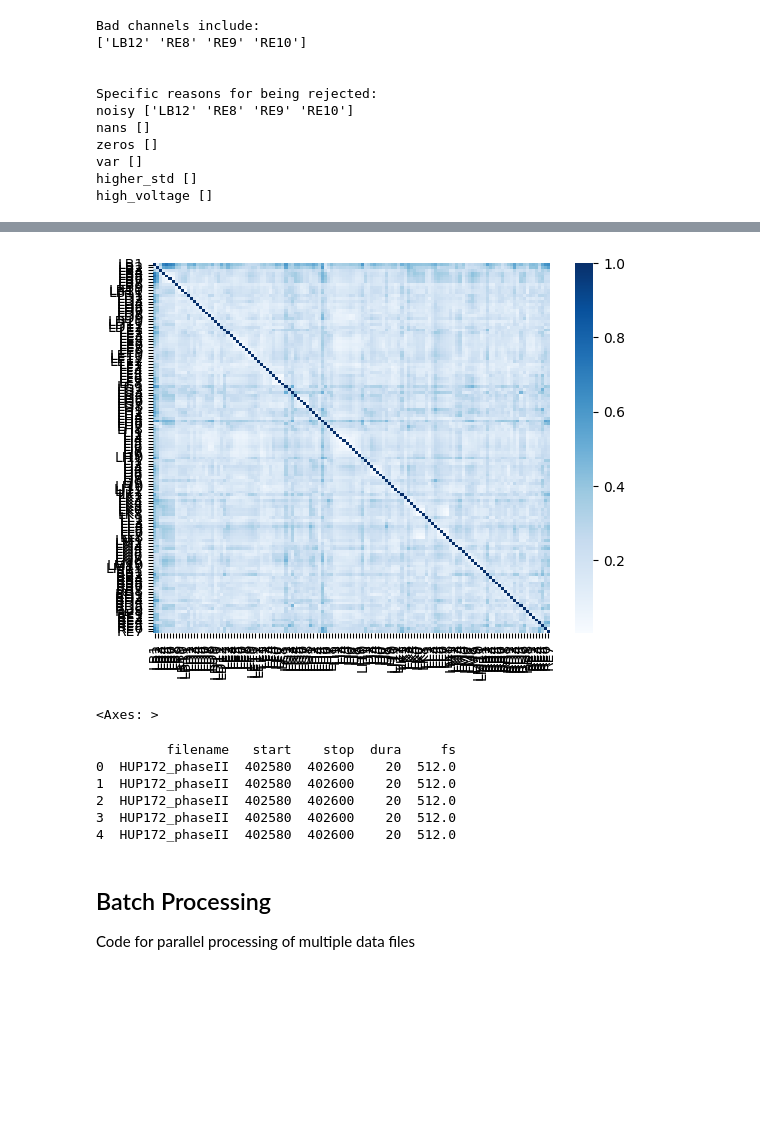
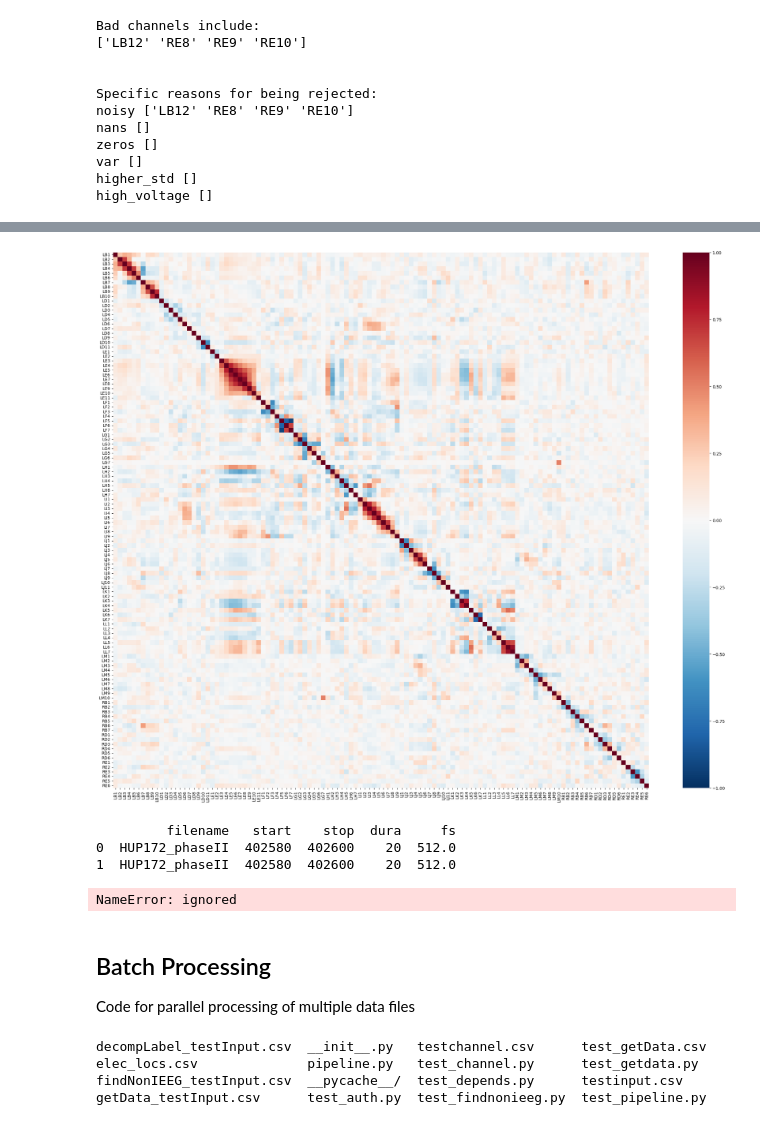
Before and after one commit to haoershi/CNT_research_tools, a Jupyter notebook: python/pipeline_demo.ipynb, the cells around one changed output, grey strips where cells are left out. Drawn from its saved outputs; the diff is of its cells as text; code cells hidden in the pictures; blank space fills up the shorter version.

````diff
--- a/python/pipeline_demo.ipynb
+++ b/python/pipeline_demo.ipynb
@@ -342,17 +363,16 @@ data.connectivity([conn_method])
 # %%
 #@title Connectivity heatmap
 #@markdown Heatmap plot of calculated connectivity matrix.
 #@markdown
 #@markdown Suggested syntax:
 #@markdown
 #@markdown ```fig = data.conn_heatmap(method,frequency)```
 
-conn_method = "rela_entropy" # @param ["pearson", "squared_pearson", "cross_corr", "coh", "plv", "rela_entropy"]
+conn_method = "pearson" # @param ["pearson", "squared_pearson", "cross_corr", "coh", "plv", "rela_entropy"]
 freq_band = "broad" # @param ['delta','theta','alpha','beta','gamma','ripple','broad']
-data.conn_heatmap(conn_method,freq_band)
+fig = data.conn_heatmap(conn_method,freq_band)
 # %% [output]
-[figure, old version]
+[figure, new version]
-<Axes: >
 # %%
 #@title Save data
 #@markdown Save data in pickle format
@@ -375,18 +395,33 @@ data.save()
 #@markdown ```session.load_data(dir)```
 #@markdown
 #@markdown ```session.load_data(filename)```
-session.load_data('')
+session.load_data('sample_data',default_folder = False)
 session.list_data()
 # %% [output]
          filename   start    stop  dura     fs
 0  HUP172_phaseII  402580  402600    20  512.0
 1  HUP172_phaseII  402580  402600    20  512.0
-2  HUP172_phaseII  402580  402600    20  512.0
-3  HUP172_phaseII  402580  402600    20  512.0
-4  HUP172_phaseII  402580  402600    20  512.0
+# %%
+#@title Remove data
+#@markdown Remove data instance from session
+#@markdown
+#@markdown Suggested syntax:
+#@markdown
+#@markdown ```session.remove_data(data_index)```
+session.remove_data(1)
+session.list_data()
+# %% [output]
+NameError: ignored
 # %% [markdown]
 ## Batch Processing
 Code for parallel processing of multiple data files
+# %%
+ls /usr/local/lib/python3.10/dist-packages/CNTtools/test
+# %% [output]
+decompLabel_testInput.csv  __init__.py   testchannel.csv      test_getData.csv
+elec_locs.csv              pipeline.py   test_channel.py      test_getdata.py
+findNonIEEG_testInput.csv  __pycache__/  test_depends.py      testinput.csv
+getData_testInput.csv      test_auth.py  test_findnonieeg.py  test_pipeline.py
 # %%
 #@title Settings
 #@markdown Get Data via File:
````
Also changed, not shown: parts of 18 cells of this notebook, 25 other files.
